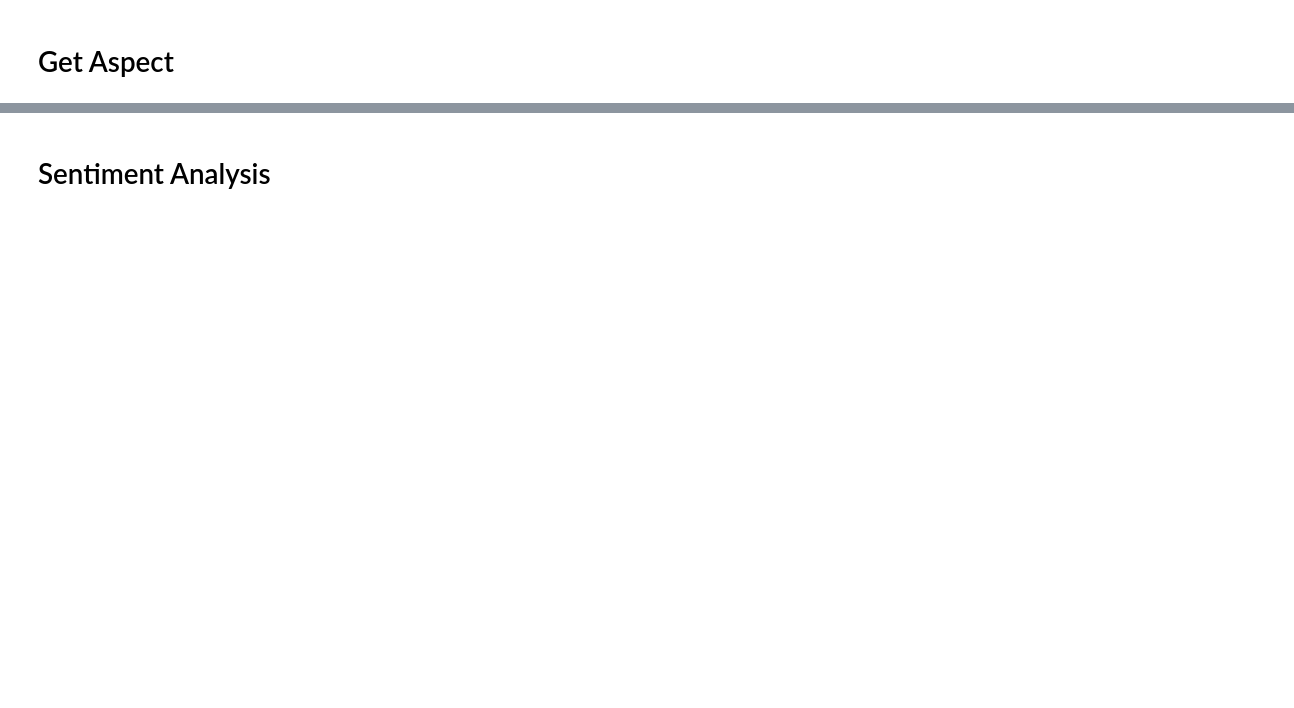
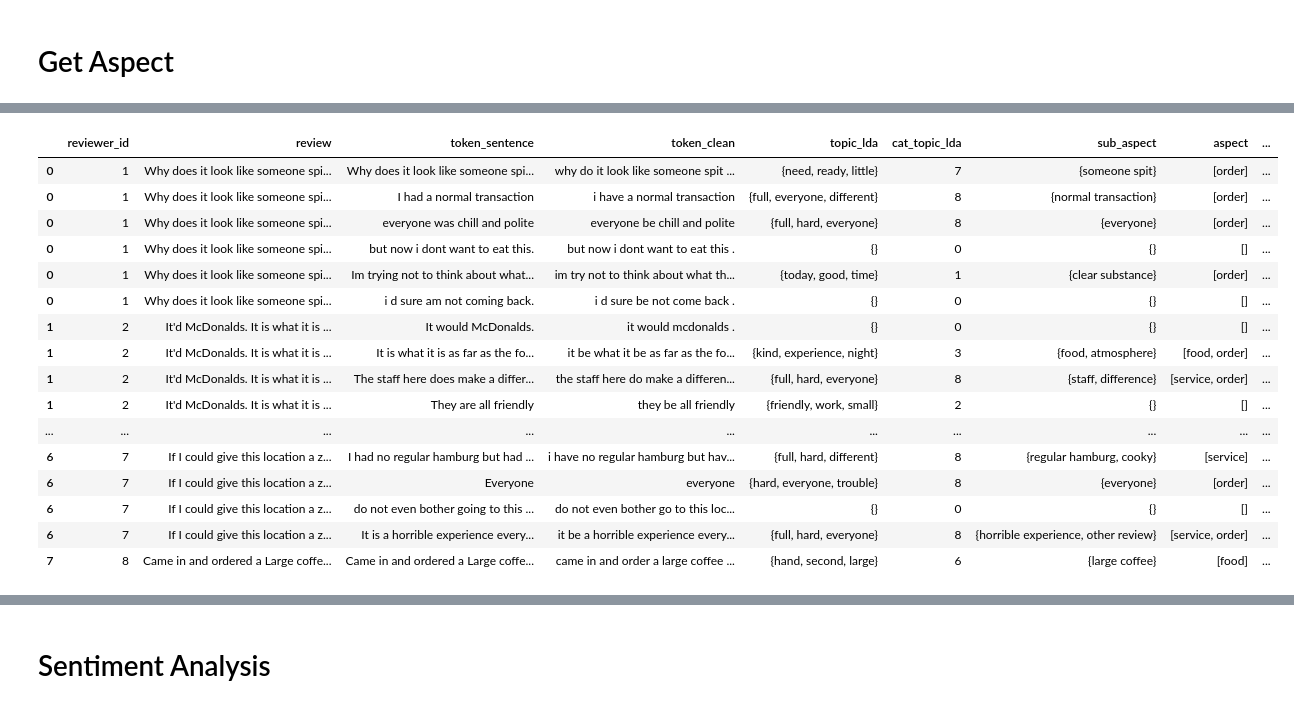
Before and after one commit to bahategar/aspect-based-sentiment-analysis-demo1, a Jupyter notebook: testing_log5a.ipynb, the cells around one changed output, grey strips where cells are left out. Drawn from its saved outputs; the diff is of its cells as text; code cells hidden in the pictures; blank space fills up the shorter version.

```diff
--- a/testing_log5a.ipynb
+++ b/testing_log5a.ipynb
@@ -9,0 +17,3 @@ model = fasttext.load_model('./util/cc.en.300.bin')
+# %%
+all_models = [model_glove, model_ft, model_wv]
+model = model_glove
@@ -9,0 +102,5 @@ model = fasttext.load_model('./util/cc.en.300.bin')
+# %%
+sample = ['comfortable', 'cute', 'super']
+aspects = ['color', 'size', 'quality']
+
+sample
@@ -9,0 +109,6 @@ model = fasttext.load_model('./util/cc.en.300.bin')
+# %%
+main = {}
+for s in sample:
+    print(f"Sample: {s}")
+    result = ensemble_min_word(aspects, s, all_models)
+    print(result)
@@ -9,0 +131,8 @@ model = fasttext.load_model('./util/cc.en.300.bin')
+# %%
+main = {}
+for s in sample:
+    print(f"Sample: {s}")
+    result = get_min_word(aspects, s, model_glove)
+    print(result)
+
+main
@@ -174 +481,21 @@ plt.show()
+# %%
+df_st.head(50)
+# %% [output]
+|  | reviewer_id | review | token_sentence | token_clean | topic_lda | cat_topic_lda | sub_aspect | aspect | ... |
+| 0 | 1 | Why does it look like someone spi... | Why does it look like someone spi... | why do it look like someone spit ... | {need, ready, little} | 7 | {someone spit} | [order] | ... |
+| 0 | 1 | Why does it look like someone spi... | I had a normal transaction | i have a normal transaction | {full, everyone, different} | 8 | {normal transaction} | [order] | ... |
+| 0 | 1 | Why does it look like someone spi... | everyone was chill and polite | everyone be chill and polite | {full, hard, everyone} | 8 | {everyone} | [order] | ... |
+| 0 | 1 | Why does it look like someone spi... | but now i dont want to eat this. | but now i dont want to eat this . | {} | 0 | {} | [] | ... |
+| 0 | 1 | Why does it look like someone spi... | Im trying not to think about what... | im try not to think about what th... | {today, good, time} | 1 | {clear substance} | [order] | ... |
+| 0 | 1 | Why does it look like someone spi... | i d sure am not coming back. | i d sure be not come back . | {} | 0 | {} | [] | ... |
+| 1 | 2 | It'd McDonalds. It is what it is ... | It would McDonalds. | it would mcdonalds . | {} | 0 | {} | [] | ... |
+| 1 | 2 | It'd McDonalds. It is what it is ... | It is what it is as far as the fo... | it be what it be as far as the fo... | {kind, experience, night} | 3 | {food, atmosphere} | [food, order] | ... |
+| 1 | 2 | It'd McDonalds. It is what it is ... | The staff here does make a differ... | the staff here do make a differen... | {full, hard, everyone} | 8 | {staff, difference} | [service, order] | ... |
+| 1 | 2 | It'd McDonalds. It is what it is ... | They are all friendly | they be all friendly | {friendly, work, small} | 2 | {} | [] | ... |
+| ... | ... | ... | ... | ... | ... | ... | ... | ... | ... |
+| 6 | 7 | If I could give this location a z... | I had no regular hamburg but had ... | i have no regular hamburg but hav... | {full, hard, different} | 8 | {regular hamburg, cooky} | [service] | ... |
+| 6 | 7 | If I could give this location a z... | Everyone | everyone | {hard, everyone, trouble} | 8 | {everyone} | [order] | ... |
+| 6 | 7 | If I could give this location a z... | do not even bother going to this ... | do not even bother go to this loc... | {} | 0 | {} | [] | ... |
+| 6 | 7 | If I could give this location a z... | It is a horrible experience every... | it be a horrible experience every... | {full, hard, everyone} | 8 | {horrible experience, other review} | [service, order] | ... |
+| 7 | 8 | Came in and ordered a Large coffe... | Came in and ordered a Large coffe... | came in and order a large coffee ... | {hand, second, large} | 6 | {large coffee} | [food] | ... |
 # %%
```
Also changed, not shown: parts of 52 cells of this notebook.
